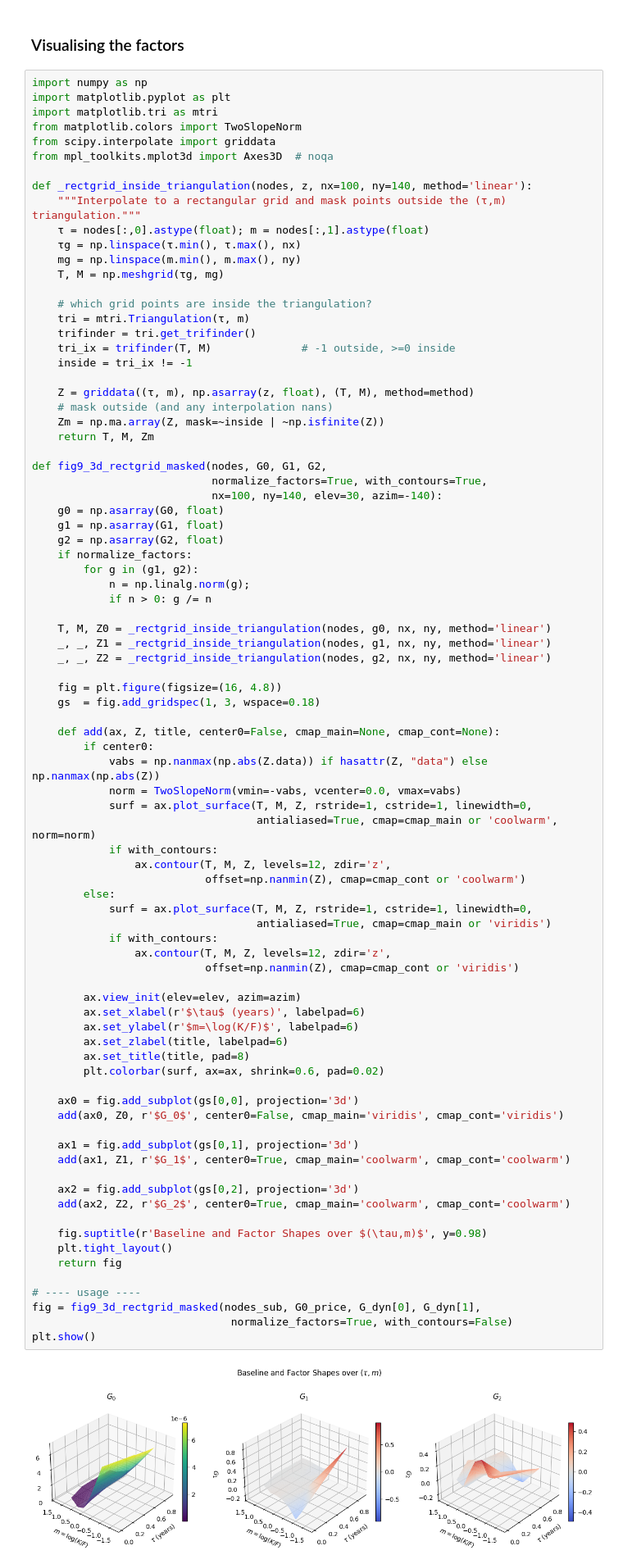
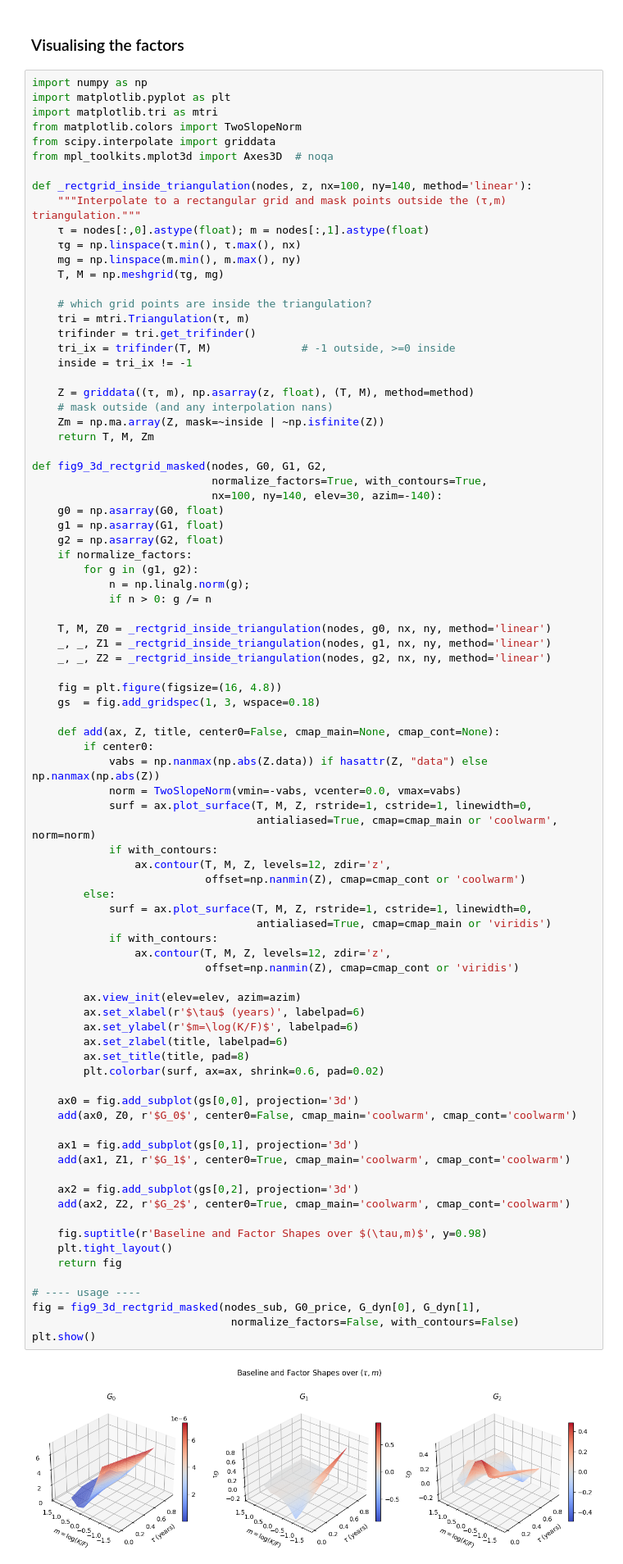
Before and after one commit to yungarjun/deribit-deep-learning, a Jupyter notebook: decomposing_lattice.ipynb, the cells around one changed output. Shown: that part at 82% size. Saved outputs shown, nothing was run; the diff lists cells and outputs as text.

Commit message:
nice images of factors

```diff
--- a/decomposing_lattice.ipynb
+++ b/decomposing_lattice.ipynb
@@ -935,33 +935,33 @@ def fig9_3d_rectgrid_masked(nodes, G0, G1, G2,
         else:
             surf = ax.plot_surface(T, M, Z, rstride=1, cstride=1, linewidth=0,
                                    antialiased=True, cmap=cmap_main or 'viridis')
             if with_contours:
                 ax.contour(T, M, Z, levels=12, zdir='z',
                            offset=np.nanmin(Z), cmap=cmap_cont or 'viridis')
 
         ax.view_init(elev=elev, azim=azim)
         ax.set_xlabel(r'$\tau$ (years)', labelpad=6)
         ax.set_ylabel(r'$m=\log(K/F)$', labelpad=6)
         ax.set_zlabel(title, labelpad=6)
         ax.set_title(title, pad=8)
         plt.colorbar(surf, ax=ax, shrink=0.6, pad=0.02)
 
     ax0 = fig.add_subplot(gs[0,0], projection='3d')
-    add(ax0, Z0, r'$G_0$', center0=False, cmap_main='viridis', cmap_cont='viridis')
+    add(ax0, Z0, r'$G_0$', center0=False, cmap_main='coolwarm', cmap_cont='coolwarm')
 
     ax1 = fig.add_subplot(gs[0,1], projection='3d')
     add(ax1, Z1, r'$G_1$', center0=True, cmap_main='coolwarm', cmap_cont='coolwarm')
 
     ax2 = fig.add_subplot(gs[0,2], projection='3d')
     add(ax2, Z2, r'$G_2$', center0=True, cmap_main='coolwarm', cmap_cont='coolwarm')
 
     fig.suptitle(r'Baseline and Factor Shapes over $(\tau,m)$', y=0.98)
     plt.tight_layout()
     return fig
 
 # ---- usage ----
 fig = fig9_3d_rectgrid_masked(nodes_sub, G0_price, G_dyn[0], G_dyn[1],
-                               normalize_factors=True, with_contours=False)
+                               normalize_factors=False, with_contours=False)
 plt.show()
 # %% [output]
-[figure, old version]
+[figure, new version]
```
Also changed, not shown: parts of 7 cells of this notebook.
